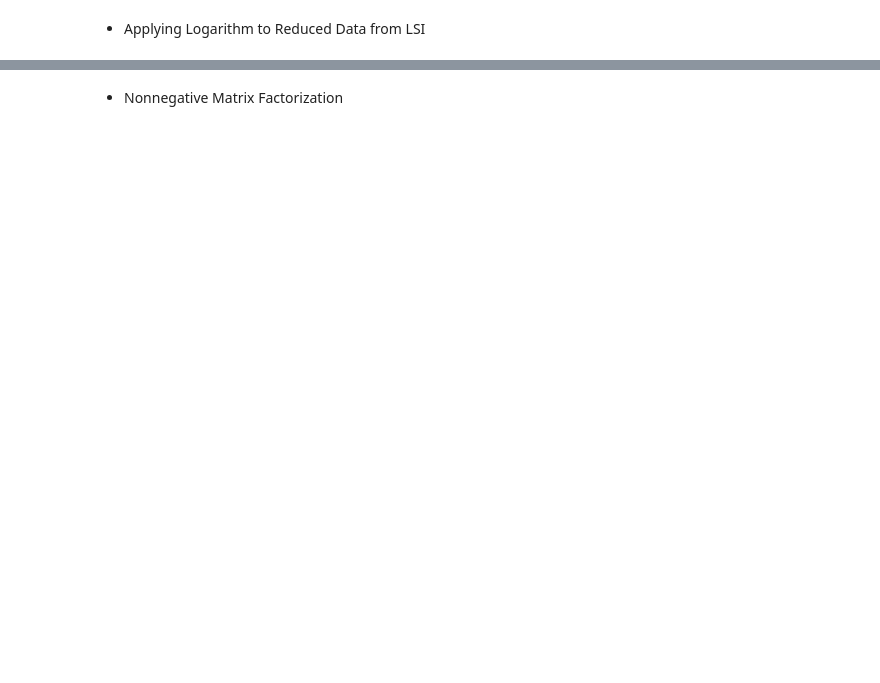
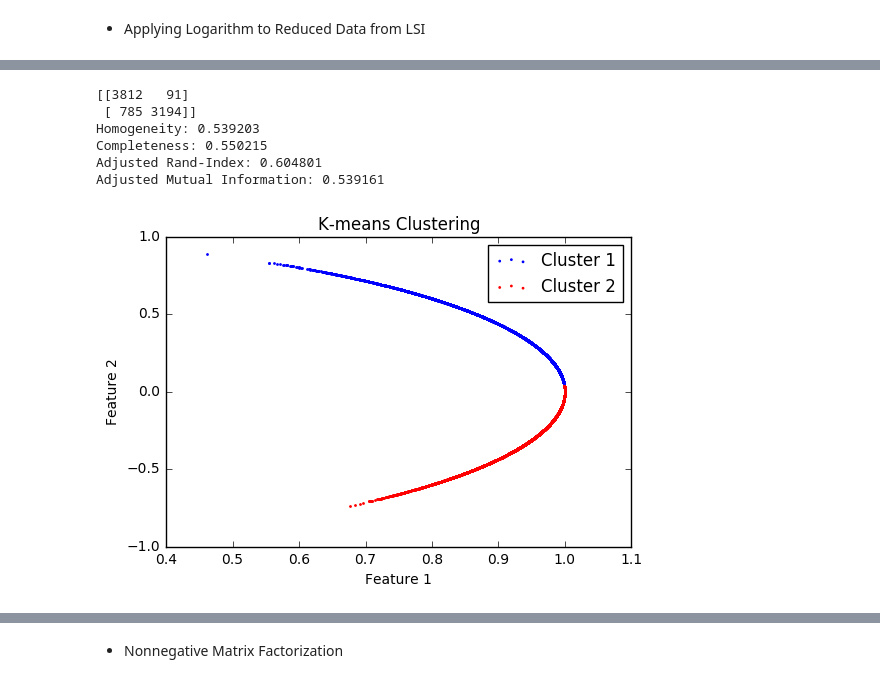
Before and after one commit to hc934/EE_219, a Jupyter notebook: hw4.ipynb, the cells around one changed output, grey strips where cells are left out. Cells and saved outputs as stored; diff of their text form; code cells hidden in the pictures; blank space fills up the shorter version.

```diff
--- a/hw4.ipynb
+++ b/hw4.ipynb
@@ -161,0 +169,31 @@ Adjusted Mutual Information: 0.510651
+# %%
+lsa = TruncatedSVD(n_components=2, n_iter=10, random_state=42)
+ppl = make_pipeline(lsa, Normalizer(copy=False))
+X_lsa = ppl.fit_transform(X_tfidf)
+
+km.fit(X_lsa)
+predict = km.labels_
+
+# clustering performance evaluations
+print(metrics.confusion_matrix(y, predict))
+print("Homogeneity: %f" % metrics.homogeneity_score(y, predict))
+print("Completeness: %f" % metrics.completeness_score(y, predict))
+print("Adjusted Rand-Index: %f" % metrics.adjusted_rand_score(y, predict))
+print("Adjusted Mutual Information: %f" % metrics.adjusted_mutual_info_score(y, predict))
+
+color = ['b', 'r']
+plt.scatter(X_lsa[predict==1,0], X_lsa[predict==1,1], color='b', s=1, label='Cluster 1')
+plt.scatter(X_lsa[predict==0,0], X_lsa[predict==0,1], color='r', s=1, label='Cluster 2')
+plt.legend()
+plt.title("K-means Clustering")
+plt.xlabel("Feature 1")
+plt.ylabel("Feature 2")
+plt.show()
+# %% [output]
+[[3812   91]
+ [ 785 3194]]
+Homogeneity: 0.539203
+Completeness: 0.550215
+Adjusted Rand-Index: 0.604801
+Adjusted Mutual Information: 0.539161
+[figure, added]
```
Also changed, not shown: parts of 11 cells of this notebook.
